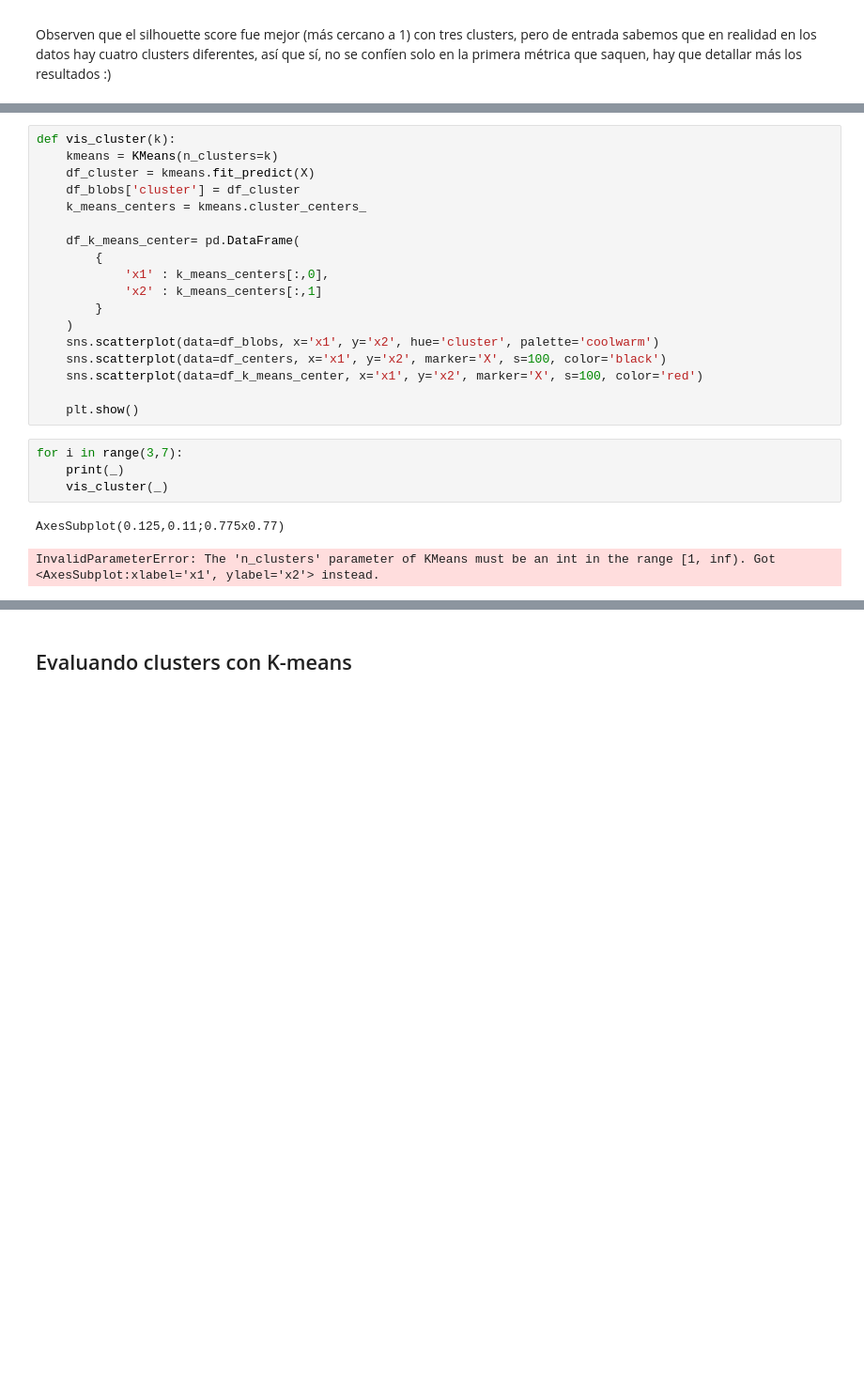
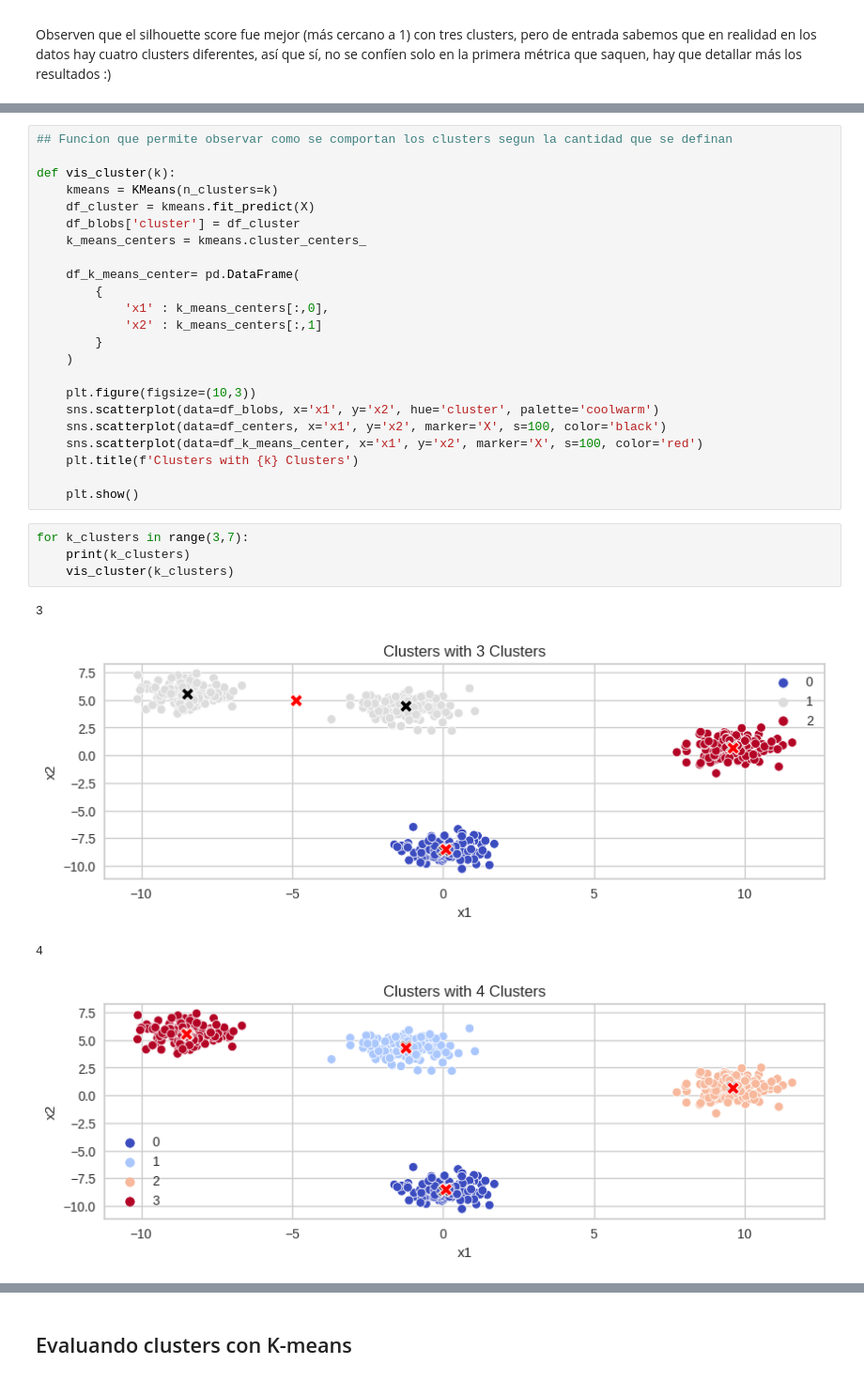
Before and after one commit to jmejiaes/curso-clustering-python, a Jupyter notebook: notebooks/clustering_kmeans_1aa7190f-894b-4ea5-b457-24fb419c7226.ipynb, the cells around one changed output, grey strips where cells are left out. Shown at 94% size. Saved outputs shown, nothing was run; the diff lists cells and outputs as text; blank space fills up the shorter version.

```diff
--- a/notebooks/clustering_kmeans_1aa7190f-894b-4ea5-b457-24fb419c7226.ipynb
+++ b/notebooks/clustering_kmeans_1aa7190f-894b-4ea5-b457-24fb419c7226.ipynb
@@ -108,6 +108,8 @@ Encontrar el punto en que con menos cluster tenga una disminución que pueda sat
 
 2. Método de la silueta: se calcula el silhouette score para cada k, y se busca el valor de k que tenga el silhouette score más alto.
 # %%
+## Funcion que permite observar como se comportan los clusters segun la cantidad que se definan
+
 def vis_cluster(k):
     kmeans = KMeans(n_clusters=k)
     df_cluster = kmeans.fit_predict(X)
@@ -120,15 +122,20 @@ def vis_cluster(k):
             'x2' : k_means_centers[:,1]
         }
     )
+
+    plt.figure(figsize=(10,3))
     sns.scatterplot(data=df_blobs, x='x1', y='x2', hue='cluster', palette='coolwarm')
     sns.scatterplot(data=df_centers, x='x1', y='x2', marker='X', s=100, color='black')
     sns.scatterplot(data=df_k_means_center, x='x1', y='x2', marker='X', s=100, color='red')
+    plt.title(f'Clusters with {k} Clusters')
 
     plt.show()
 # %%
-for i in range(3,7):
-    print(_)
-    vis_cluster(_)
+for k_clusters in range(3,7):
+    print(k_clusters)
+    vis_cluster(k_clusters)
 # %% [output]
-AxesSubplot(0.125,0.11;0.775x0.77)
+3
+[figure, added]
-InvalidParameterError: The 'n_clusters' parameter of KMeans must be an int in the range [1, inf). Got <AxesSubplot:xlabel='x1', ylabel='x2'> instead.
+4
+[figure, added]
```
Also changed, not shown: parts of 11 cells of this notebook, 2 other files.
